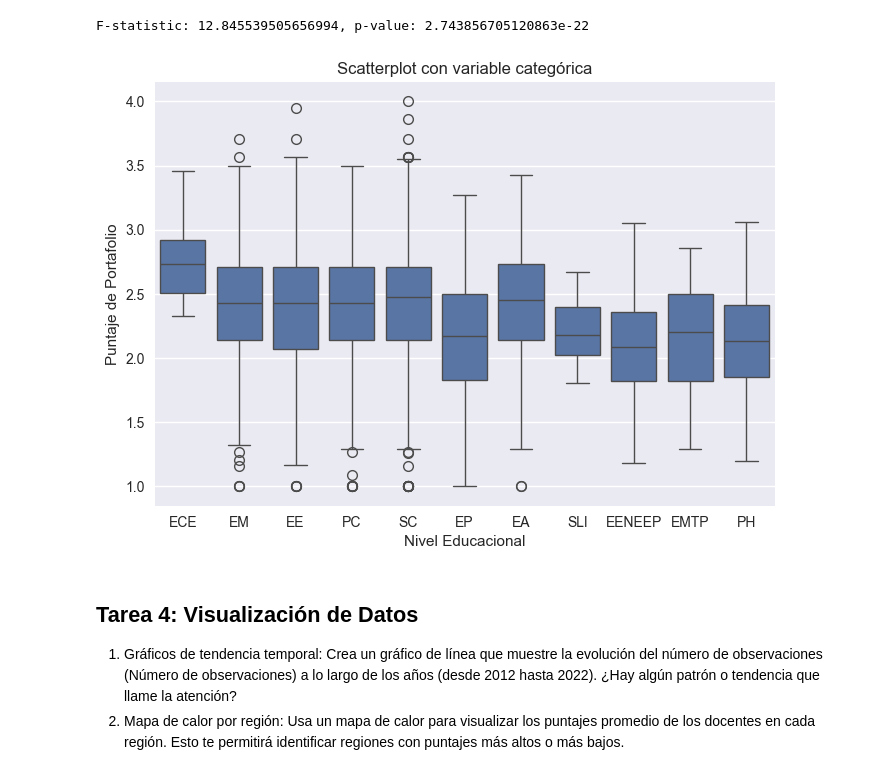
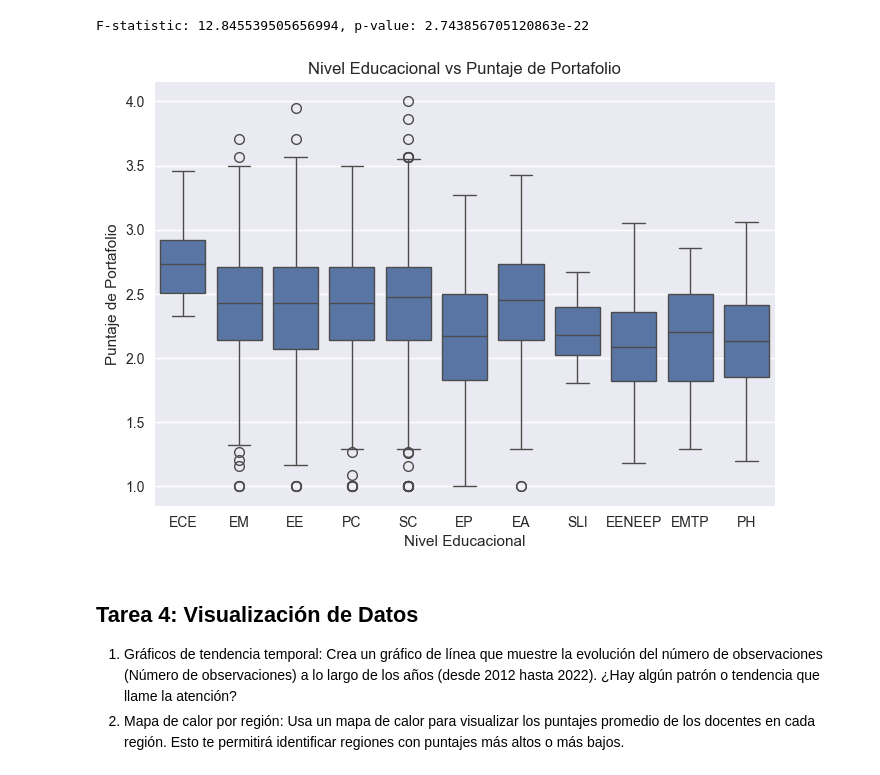
Before and after one commit to PalomoMT/Docentes, a Jupyter notebook: Analisis.ipynb, the cells around one changed output. Saved outputs shown, nothing was run; the diff lists cells and outputs as text; code cells hidden in the pictures.

```diff
--- a/Analisis.ipynb
+++ b/Analisis.ipynb
@@ -301,15 +325,17 @@ print(f"F-statistic: {f_statistic}, p-value: {p_value}")
 # %% [output]
 F-statistic: 12.845539505656994, p-value: 2.743856705120863e-22
 # %%
-# Scatterplot con Seaborn
+# Creamos un boxplot para ver la tendencia de los nivels v/s el puntaje de portafolio
 sns.boxplot(x='NIVEL', y='PF_PJE', data=df)
-# sns.swarmplot(x='NIVEL', y='PF_PJE', data=df, color='black', alpha=0.5)  # Descomentar para ver puntos individuales
-plt.title('Scatterplot con variable categórica')
+
+# Agregamos etiquetas y título
+plt.title('Nivel Educacional vs Puntaje de Portafolio')
 plt.xlabel('Nivel Educacional')
 plt.ylabel('Puntaje de Portafolio')
+plt.savefig('Images/' + plt.gca().get_title() + '.png')
 plt.show()
 # %% [output]
-[figure, old version]
+[figure, new version]
 # %% [markdown]
 ## Tarea 4: Visualización de Datos
 1. Gráficos de tendencia temporal: Crea un gráfico de línea que muestre la evolución del número de observaciones (Número de observaciones) a lo largo de los años (desde 2012 hasta 2022). ¿Hay algún patrón o tendencia que llame
```
Also changed, not shown: parts of 6 cells of this notebook, 3 other files.
